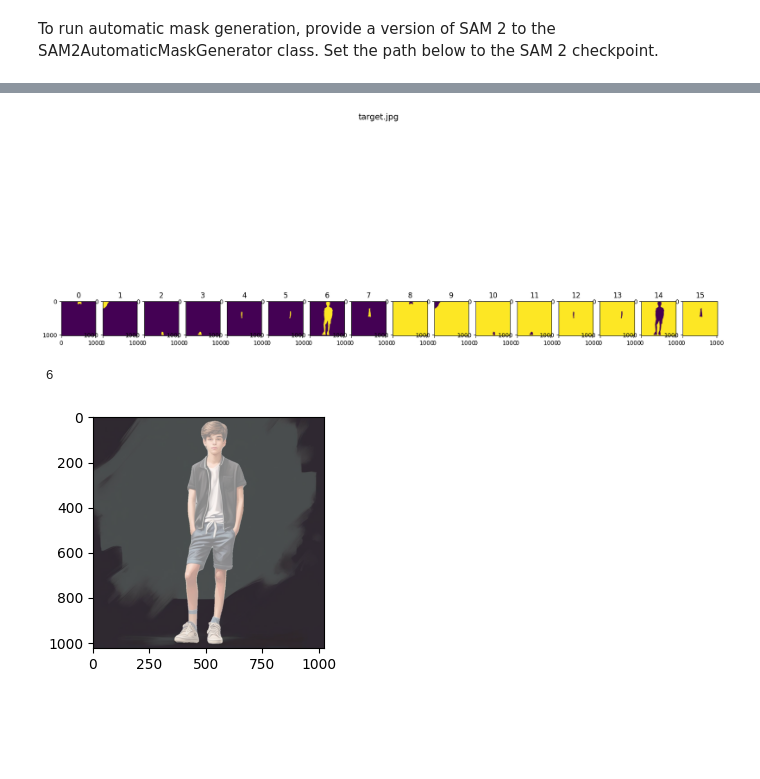
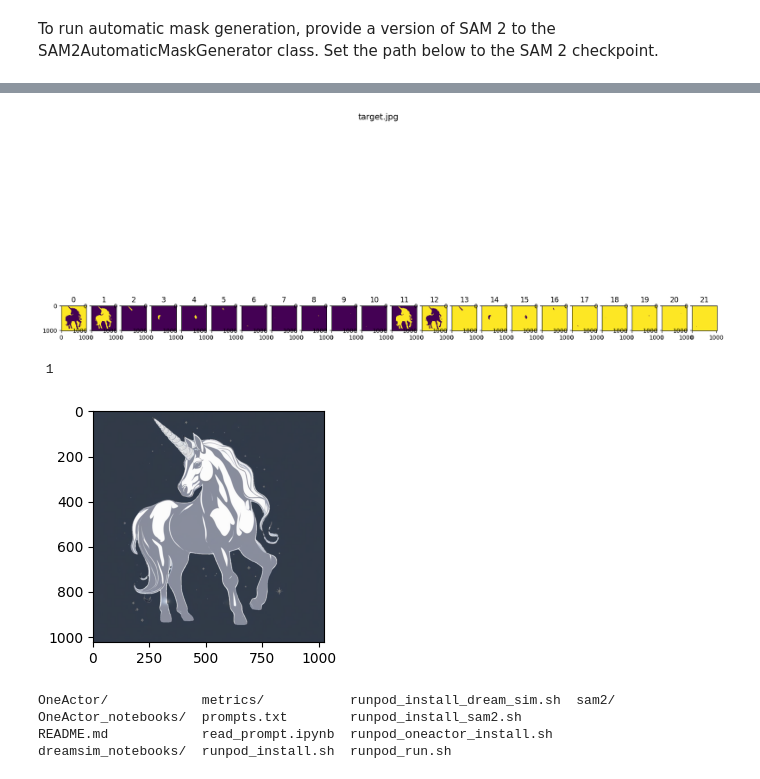
Before and after one commit to EkaterinaAdishcheva/Diploma, a Jupyter notebook: sam2/automatic_mask_generator_example.ipynb, the cells around one changed output, grey strips where cells are left out. Saved outputs shown, nothing was run; the diff lists cells and outputs as text; code cells hidden in the pictures; blank space fills up the shorter version.

```diff
--- a/sam2/automatic_mask_generator_example.ipynb
+++ b/sam2/automatic_mask_generator_example.ipynb
@@ -100,36 +100,43 @@ exp_2504141904
 # %%
-dir_name = "/workspace/OneActor/OneActor/experiments/teenager_wearing_shorts_and_canvas_shoes/exp_2504141904"
+dir_name = "/workspace/Diploma/OneActor/experiments/unicorn_with_a_coat/exp_2504192159"
 
 image = Image.open(f'{dir_name}/target.jpg')
 image = np.array(image.convert("RGB"))
 masks = mask_generator.generate(image)
 _masks = [m['segmentation'] for m in masks]
 _masks += [m['segmentation'] == False for m in masks]
 masks = _masks
 if len(masks) == 0:
     mask = Image.fromarray((make_zone(image.shape[0]) * 255.9).astype(np.uint8), 'L')
     mask.save(f"{dir_name}/base/base{n}_mask.png")
     plt.figure(figsize=(2, 2))
     plt.imshow(image)
     plt.imshow(mask, alpha=0.5)
 else:
     f, axarr = plt.subplots(1,len(masks), figsize=(20, 10))
     for n, mask in enumerate(masks):
         axarr[n].imshow(mask)
         axarr[n].set_title(str(n))
     f.suptitle("target.jpg", fontsize=14)
     plt.show()
     n_mask = int(input())
     if n_mask < 0:
         mask = Image.fromarray((make_zone(image.shape[0]) * 255.9).astype(np.uint8), 'L')
     else:
         mask = Image.fromarray(masks[n_mask])
 
     mask.save(f'{dir_name}/target_mask.png')
     plt.figure(figsize=(3, 3))
     plt.imshow(image)
     plt.imshow(mask, alpha=0.5)
 # %% [output]
-[figure, old version]
+[figure, new version]
- 6
+ 1
-[figure, old version]
+[figure, new version]
+# %%
+ls /workspace/OneActor/
+# %% [output]
+OneActor/            metrics/           runpod_install_dream_sim.sh  sam2/
+OneActor_notebooks/  prompts.txt        runpod_install_sam2.sh
+README.md            read_prompt.ipynb  runpod_oneactor_install.sh
+dreamsim_notebooks/  runpod_install.sh  runpod_run.sh
```
Also changed, not shown: parts of 2 cells of this notebook, 7 other files.
